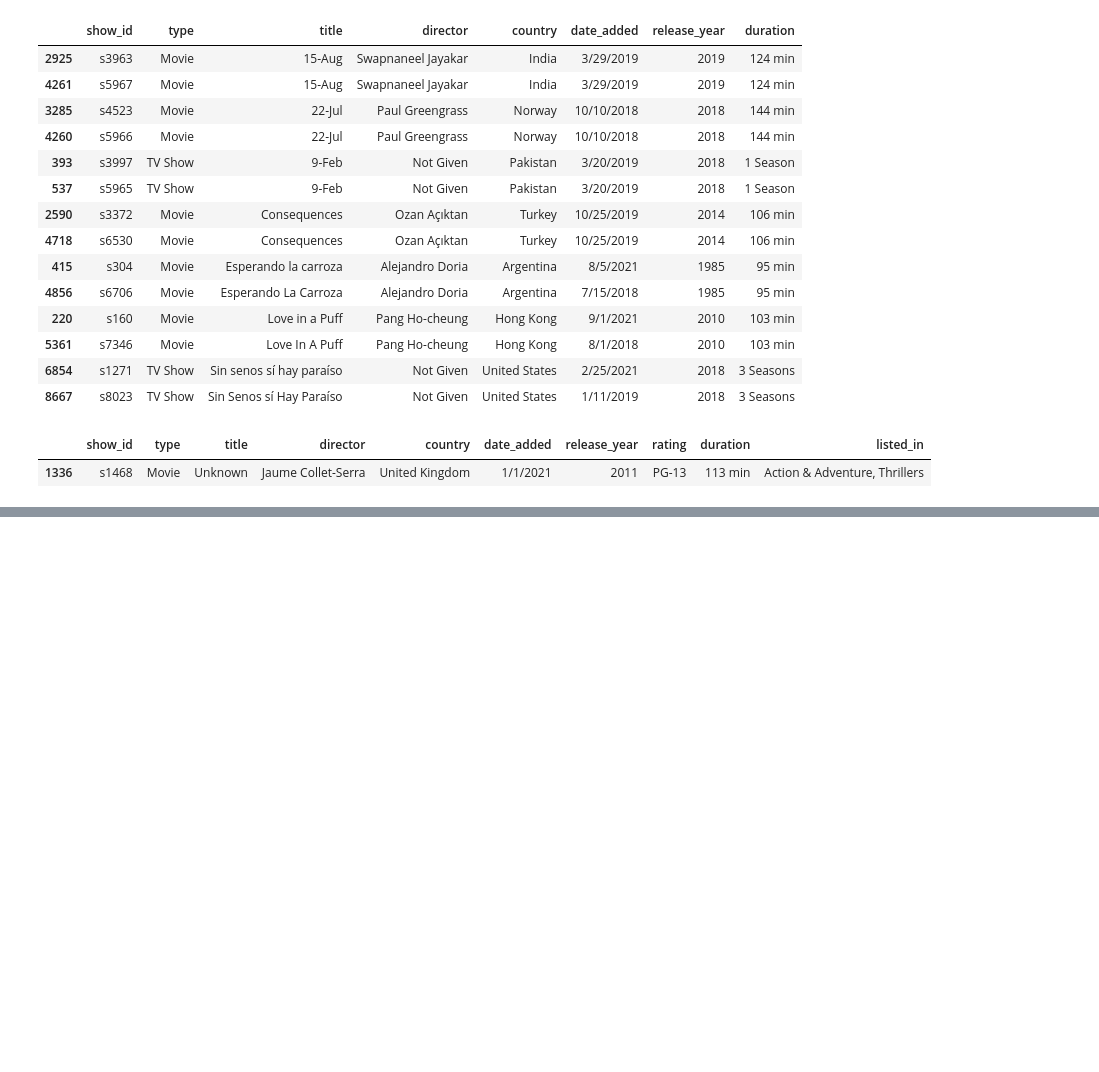
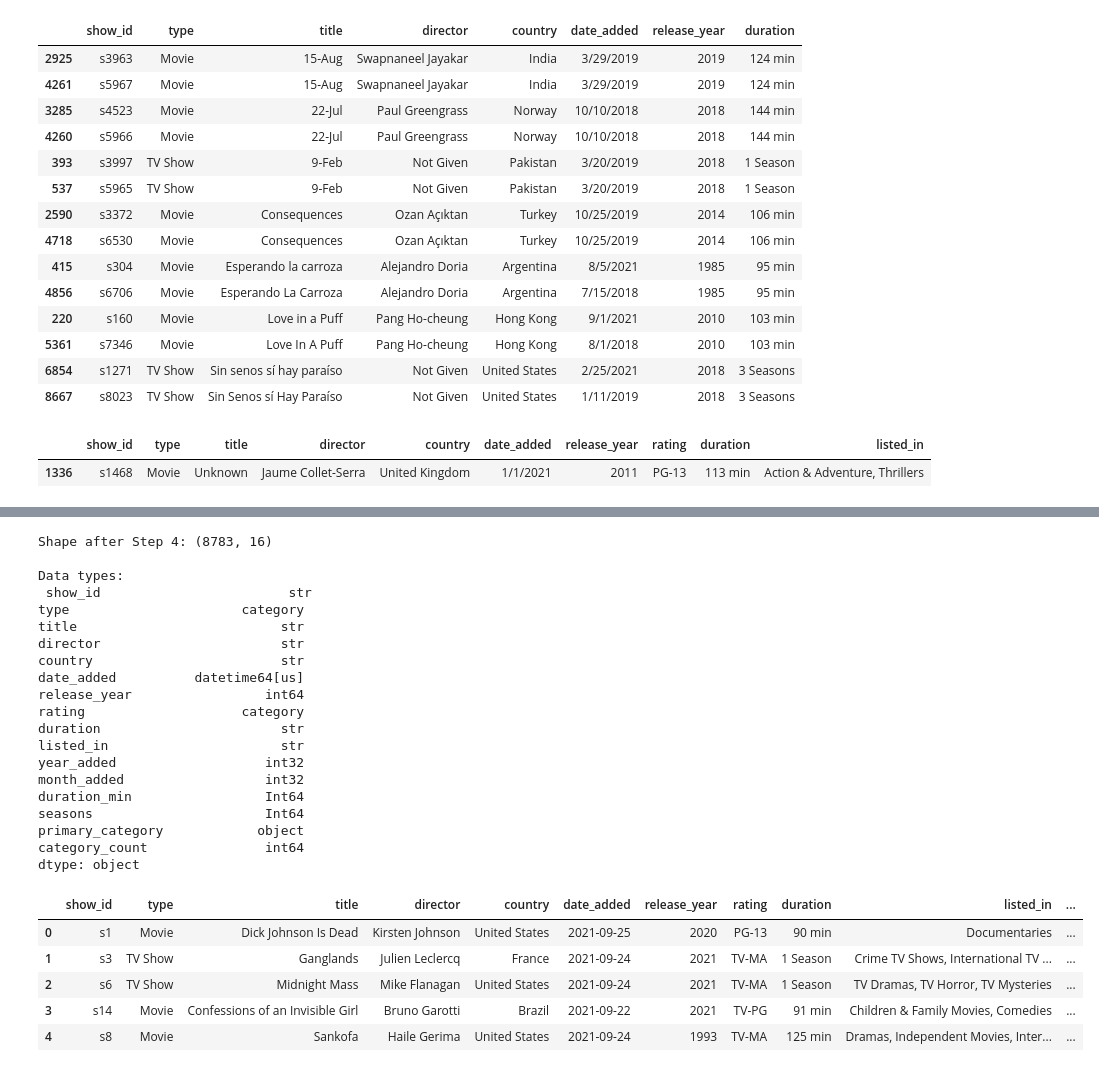
Before and after one commit to Ziad-CS/Netflix-Content-Analytics, a Jupyter notebook: task1_data_cleaning/task1_data_cleaning.ipynb, the cells around one changed output, grey strips where cells are left out. Saved outputs shown, nothing was run; the diff lists cells and outputs as text; code cells hidden in the pictures; blank space fills up the shorter version.

Commit message:
Change the shape and formats of Dataset and Task 1 Summary

```diff
--- a/task1_data_cleaning/task1_data_cleaning.ipynb
+++ b/task1_data_cleaning/task1_data_cleaning.ipynb
@@ -208,0 +279,45 @@ Duplicate (title, type) pairs (normalized): 7
+# %%
+df_clean["date_added"] = pd.to_datetime(df_clean["date_added"])
+df_clean["year_added"] = df_clean["date_added"].dt.year
+df_clean["month_added"] = df_clean["date_added"].dt.month
+
+df_clean["type"] = df_clean["type"].astype("category")
+df_clean["rating"] = df_clean["rating"].astype("category")
+
+duration_num = df_clean["duration"].str.extract(r"^(\d+)")[0].astype("Int64")
+df_clean["duration_min"] = duration_num.where(df_clean["type"] == "Movie", pd.NA)
+df_clean["seasons"] = duration_num.where(df_clean["type"] == "TV Show", pd.NA)
+
+df_clean["primary_category"] = (df_clean["listed_in"].str.split(",").str[0].str.strip())
+df_clean["category_count"] = df_clean["listed_in"].str.count(",") + 1
+
+print("Shape after Step 4:", df_clean.shape)
+print("\nData types:\n", df_clean.dtypes)
+display(df_clean.head())
+# %% [output]
+Shape after Step 4: (8783, 16)
+
+Data types:
+ show_id                        str
+type                      category
+title                          str
+director                       str
+country                        str
+date_added          datetime64[us]
+release_year                 int64
+rating                    category
+duration                       str
+listed_in                      str
+year_added                   int32
+month_added                  int32
+duration_min                 Int64
+seasons                      Int64
+primary_category            object
+category_count               int64
+dtype: object
+|  | show_id | type | title | director | country | date_added | release_year | rating | duration | listed_in | ... |
+| 0 | s1 | Movie | Dick Johnson Is Dead | Kirsten Johnson | United States | 2021-09-25 | 2020 | PG-13 | 90 min | Documentaries | ... |
+| 1 | s3 | TV Show | Ganglands | Julien Leclercq | France | 2021-09-24 | 2021 | TV-MA | 1 Season | Crime TV Shows, International TV ... | ... |
+| 2 | s6 | TV Show | Midnight Mass | Mike Flanagan | United States | 2021-09-24 | 2021 | TV-MA | 1 Season | TV Dramas, TV Horror, TV Mysteries | ... |
+| 3 | s14 | Movie | Confessions of an Invisible Girl | Bruno Garotti | Brazil | 2021-09-22 | 2021 | TV-PG | 91 min | Children & Family Movies, Comedies | ... |
+| 4 | s8 | Movie | Sankofa | Haile Gerima | United States | 2021-09-24 | 1993 | TV-MA | 125 min | Dramas, Independent Movies, Inter... | ... |
```
Also changed, not shown: parts of 8 cells of this notebook, 1 other file.
